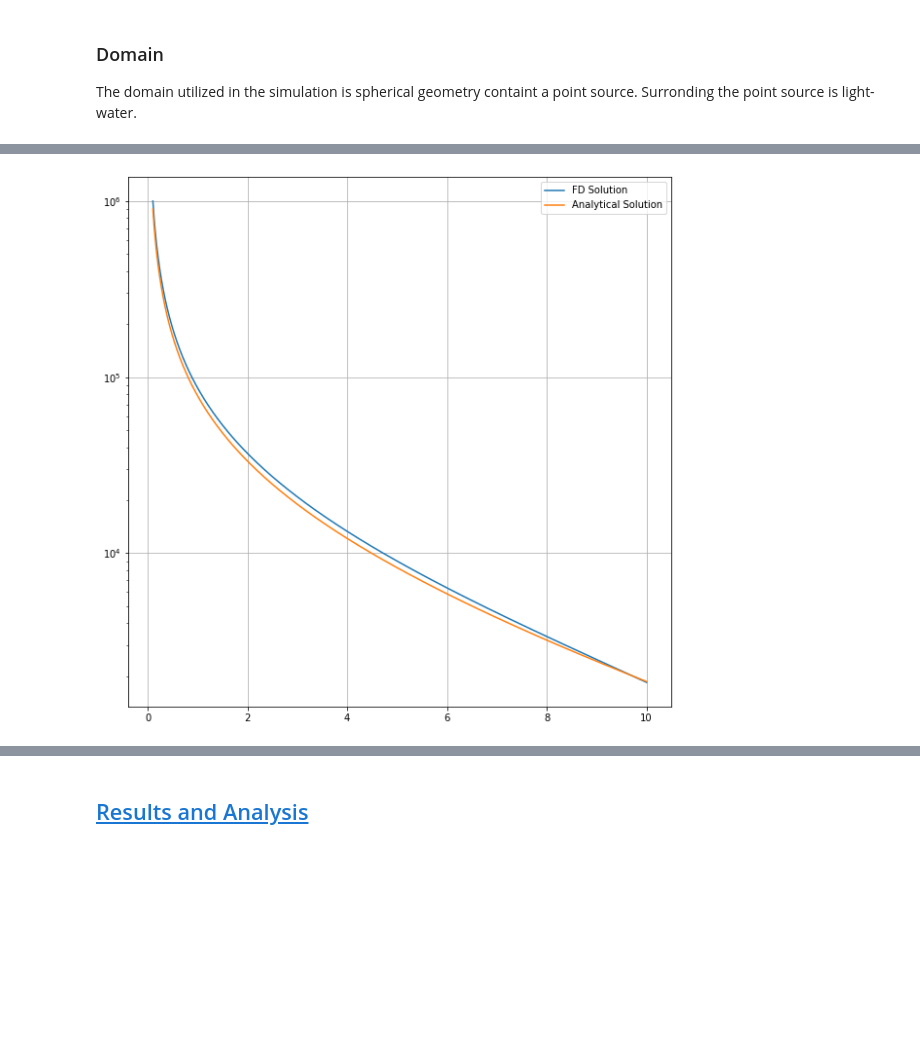
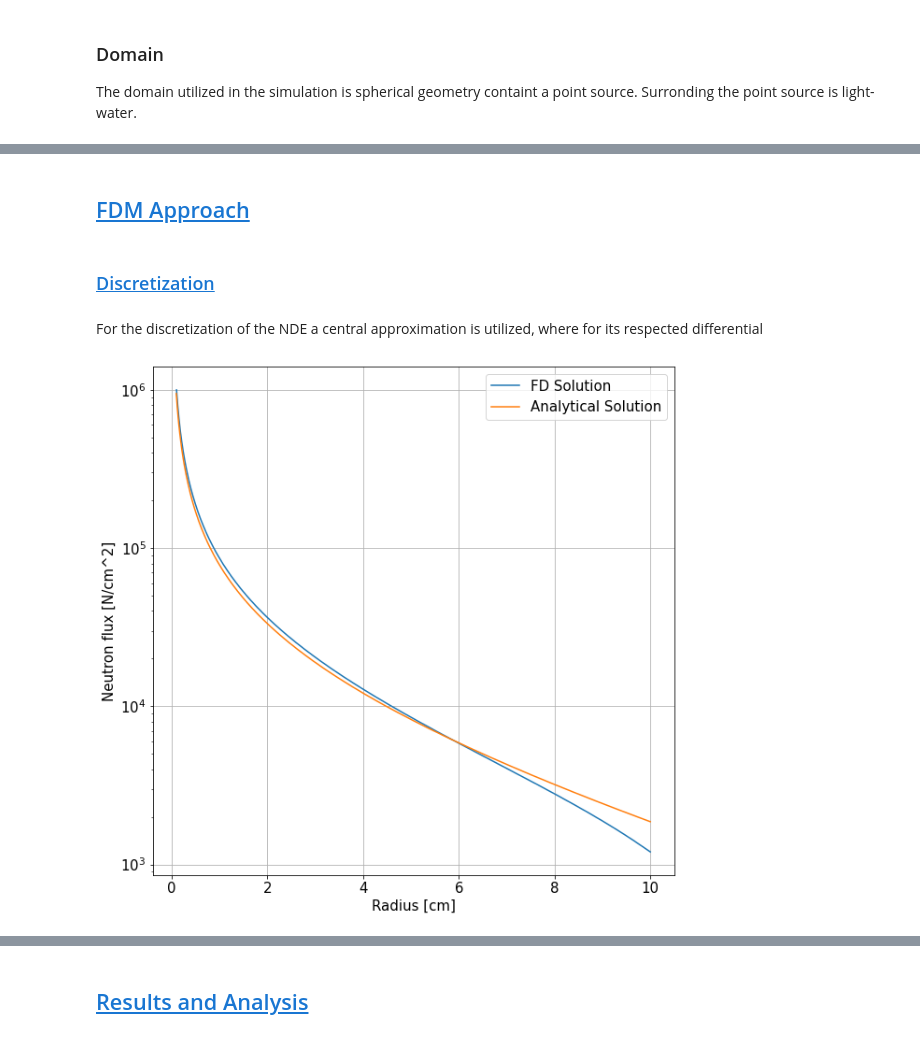
Before and after one commit to AnthonyB08/neutron__transport, a Jupyter notebook: report-coupled-3Domains.ipynb, the cells around one changed output, grey strips where cells are left out. Drawn from its saved outputs; the diff is of its cells as text; code cells hidden in the pictures; blank space fills up the shorter version.

```diff
--- a/report-coupled-3Domains.ipynb
+++ b/report-coupled-3Domains.ipynb
@@ -121,12 +228,19 @@ df = pd.read_csv('output2G_x-data_0002.csv')
 # %%
+import pandas as pd
+df = pd.read_csv('output2G_x-data_0002.csv')
 fig = plt.figure(figsize=(10,10))
-plt.plot(df["x"],df["u1"],"r-",label="u1")
-plt.plot(df["x"],df["u2"],"b-",label="u2")
+plt.plot(df["x"],df["u1"],"r-",label="FEM Solution 1-Group")
+plt.plot(df["x"],df["u2"],"b-",label="FEM Solution 2-Group")
 plt.yscale("log")
 #plt.xlim(0,100)
 plt.grid()
 plt.legend()
-plt.xlabel("x (cm)")
-plt.ylabel("y (neutron flux)")
+plt.xlabel("Radius [cm]")
+plt.ylabel("Neutron flux [N/cm^2]")
+font = {'family' : 'DejaVu Sans',
+        'weight' : 'normal',
+        'size'   : 15}
+plt.rc('font', **font)
+plt.title("2-Group FEM Solution")
 plt.show()
 # %% [output]
@@ -134,10 +248,16 @@ plt.show()
+# %% [markdown]
+## [FDM Approach](#toc)<a id="appFDM"></a>
+# %% [markdown]
+### [Discretization](#toc)<a id="setupFDM"></a>
+# %% [markdown]
+For the discretization of the NDE a central approximation  is utilized, where for its respected differential
 # %%
 So = 1e6
-N = 20000
+N = 2000
 rn = 10
 r0 = 0.1
 phi0 = So
-alpha = 0.6
+alpha = 1
 
 sigma_s = 0.022
 D=0.87
@@ -150,35 +270,42 @@ B = np.zeros(N)
 
 A[0,0] = -sigma_s/D * h**2 - 2
 A[0,1] = 1 + (h/(r0))
 B[0] = -phi0 * (1-h/r0)
 
 for i in range(1,N-1):
     A[i,i-1] = (1-(h/r[i]))
     A[i,i] = -sigma_s/D * h**2 - 2
     A[i,i+1] = 1 + (h/r[i])
     B[i] = 0
 
 A[-1,-1] = (-h * alpha - 2 - h**2 * alpha/rn - sigma_s * h**2 / D)
 A[-1,-2] = 1 + 1+h/rn-h/rn
 B[-1] = 0
+
 L = np.sqrt(D/sigma_s)
 
-yi = np.linalg.solve(A , B)
-yi = np.concatenate((np.array([phi0]),yi,np.array([yi[-1]])))
+group1 = np.linalg.solve(A , B)
+group1 = np.concatenate((np.array([phi0]),group1,np.array([group1[-1]])))
 
 r = np.concatenate((np.array([r0]),r,np.array([rn])))
 
 
-x = np.linspace(0.1,10,N)
+x = np.linspace(0.1-h,10,N)
 y = So/(4*np.pi * x * D)*np.exp(-x/L)
 
 fig = plt.figure(figsize=(10,10))
-plt.plot(r,yi,label="FD Solution")
+plt.plot(r,group1,label="FD Solution")
 plt.plot(x,y,label="Analytical Solution")
+plt.xlabel("Radius [cm]")
+plt.ylabel("Neutron flux [N/cm^2]")
+font = {'family' : 'DejaVu Sans',
+        'weight' : 'normal',
+        'size'   : 15}
+plt.rc('font', **font)
 plt.yscale("log")
 plt.grid()
 plt.legend()
 plt.savefig("AnalyticalFDSolution.png",dpi=300)
 plt.show()
 # %% [output]
-[figure, old version]
+[figure, new version]
```
Also changed, not shown: parts of 17 cells of this notebook.
